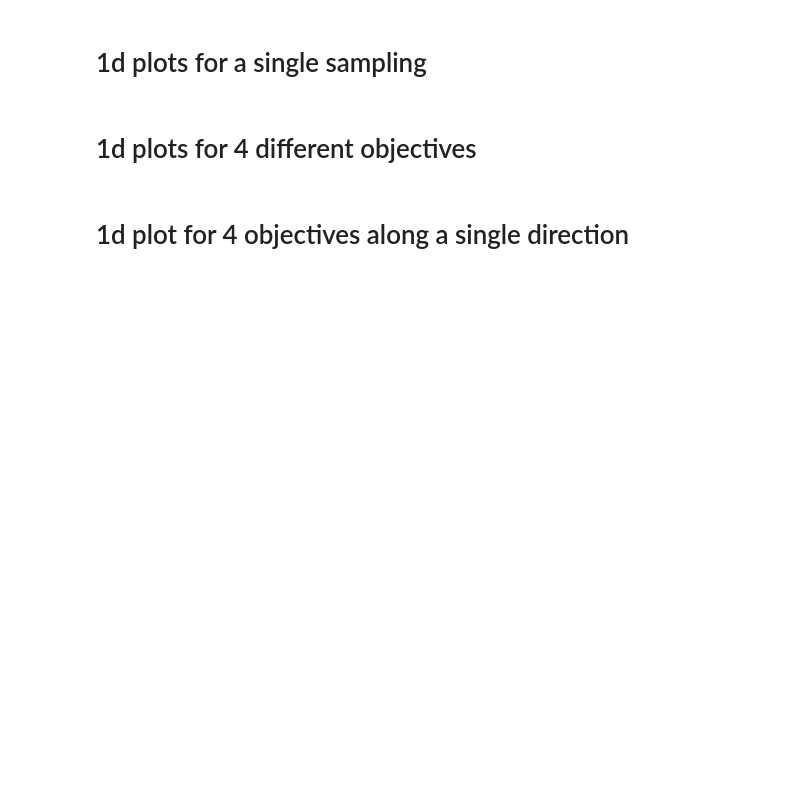
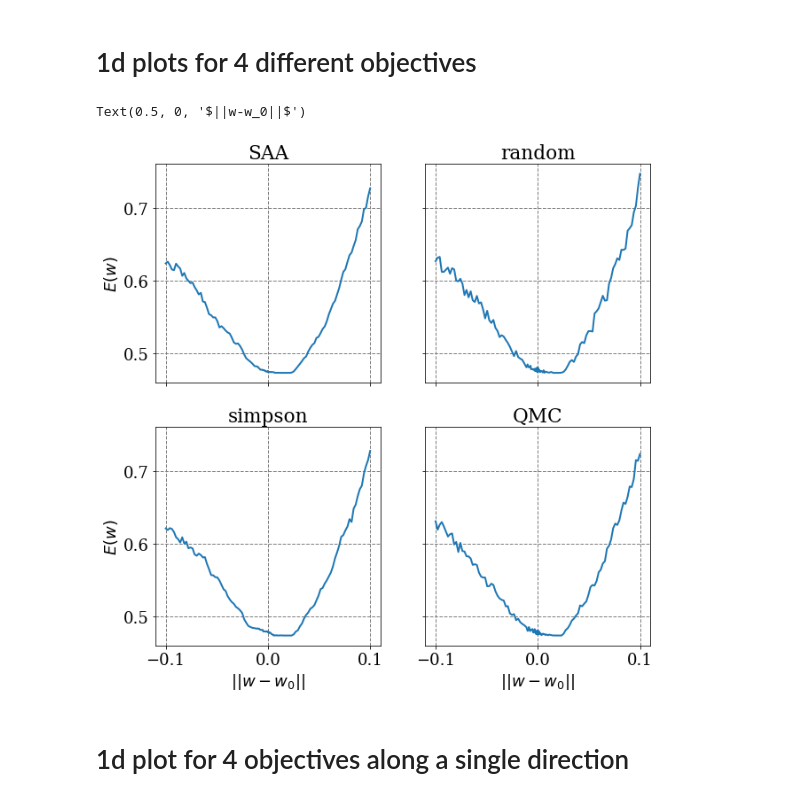
Before and after one commit to mishapadidar/alpha_particle_opt, a Jupyter notebook: experiments/1d_plots/plot_notebook.ipynb, the cells around one changed output. Drawn from its saved outputs; the diff is of its cells as text; code cells hidden in the pictures; blank space fills up the shorter version.

Commit message:
adding plots for paper

```diff
--- a/experiments/1d_plots/plot_notebook.ipynb
+++ b/experiments/1d_plots/plot_notebook.ipynb
@@ -7,11 +7,11 @@ import matplotlib
 import pandas as pd
 import seaborn as sns
 from scipy.stats import gaussian_kde
-from scipy.integrate import simpson
+from scipy.integrate import simpson, trapezoid
 
 
 plt.rc('font', family='serif')
 plt.rc('text.latex', preamble=r'\usepackage{amsmath,bm}')
-matplotlib.rcParams.update({'font.size': 16})
+matplotlib.rcParams.update({'font.size': 18})
 
 # matplotlib.use('TkAgg')
@@ -26,7 +47,7 @@ def compute_SAA_random_objective(feat):
     feat = tmax-c_times
     """
     ## now perform the averaging/quadrature
-    if sampling_type in ["SAA", "random"]:
+    if sampling_type in ["SAA", "random","QMC"]:
         # sample average
         res = np.mean(feat,axis=-1)
     return res
@@ -88,7 +109,7 @@ def compute_objective(feat, **kwargs):
     sampling_type = kwargs['sampling_type']
     sampling_level = kwargs['sampling_level']
 
-    if sampling_type in ['SAA','random']:
+    if sampling_type in ['SAA','random', "QMC"]:
         EX = compute_SAA_random_objective(feat)
 
     elif sampling_type == "gauss":
@@ -126,5 +147,3 @@ def compute_objective(feat, **kwargs):
             for jj in range(n_points_per):
                 EX[ii,jj] = compute_simpson_objective(feat[ii,jj],likelihood,sampling_level,ns,ntheta,nzeta,nvpar,vpar_lin,zeta_lin,theta_lin,s_lin)
     return EX
-# %% [markdown]
-# 1d plots for a single sampling
@@ -167,49 +150,53 @@ plt.show()
 # %% [markdown]
 # 1d plots for 4 different objectives
 # %%
-sampling_type_list = ['SAA','random','simpson','gauss']
+sampling_type_list = ['SAA','random','simpson', "QMC"]
 s_label = 0.25
-tmax = 0.0001
-ns=10
+tmax = 0.001
+pow2 = 12
+ns=1
 
 
 # make subplots
 fig, ((ax1, ax2), (ax3, ax4)) = plt.subplots(2, 2,sharex='col',sharey='all',figsize=(10,10))
 ax = [ax1,ax2,ax3,ax4]
-colors = cm.jet(np.linspace(0, 1, n_directions))
+# colors = cm.jet(np.linspace(0, 1, n_directions))
 
 
 for ii,sampling_type in enumerate(sampling_type_list):
 
-    data_dir = f"./_batch_{sampling_type}_tmax_{tmax}_surf_{s_label}_ns_{ns}"
+    data_dir = f"./_batch_{sampling_type}_tmax_{tmax}_surf_{s_label}_pow2_{pow2}"
     infile = data_dir + f"/data_surface_{sampling_type}_{s_label}_tmax_{tmax}_ns_{ns}.pickle"
     indata = pickle.load(open(infile,'rb'))
 
     # load necessary data for plotting
     T = indata['T']
     FX = indata['FX']
     n_directions = indata['n_directions']
     tmax = indata['tmax']
     sampling_level = indata['sampling_level']
 
 
     # set sim failures to inf
     FX[~np.isfinite(FX)] = np.inf
 
     feat = Energy(FX,tmax)
     EX = compute_objective(feat,**indata)
 
     for dd in range(n_directions):
-        ax[ii].plot(T,EX[dd],'-s',markersize=0,linewidth=2,color=colors[dd],label=f'dir {dd}')
+        ax[ii].plot(T,EX[dd],'-s',markersize=0,linewidth=2,label=f'dir {dd}')
         ax[ii].grid(color='grey', linestyle='--', linewidth=1)
 
     ax[ii].set_title(sampling_type)
 
 # plot labels
 ax1.set_ylabel('$E(w)$')
 ax4.set_xlabel('$||w-w_0||$')
 ax3.set_ylabel('$E(w)$')
 ax3.set_xlabel('$||w-w_0||$')
+# %% [output]
+Text(0.5, 0, '$||w-w_0||$')
+[figure, added]
 # %% [markdown]
 # 1d plot for 4 objectives along a single direction
 # %%
```
Also changed, not shown: parts of 5 cells of this notebook, 2 other files.
